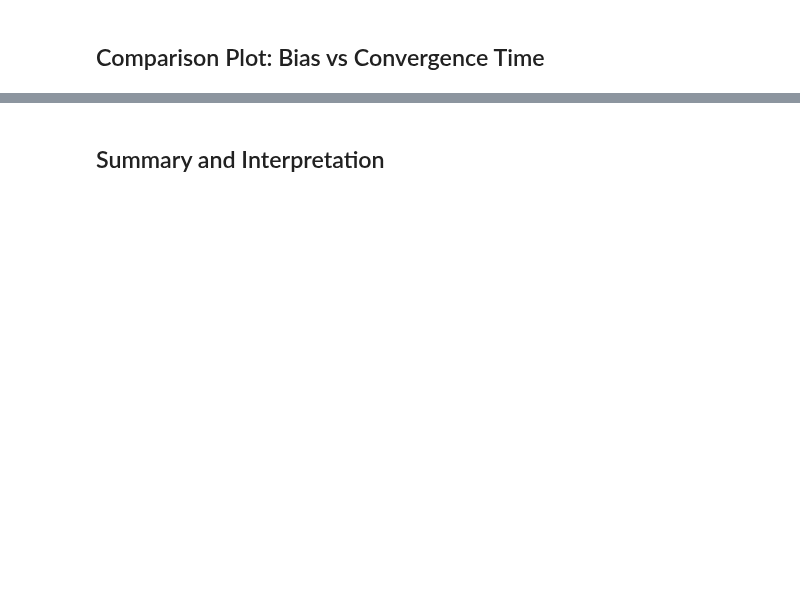
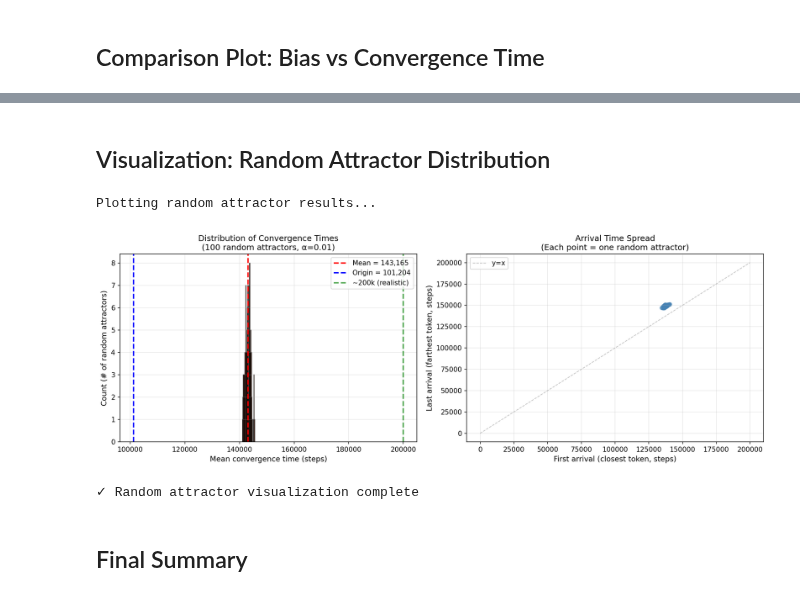
Before and after one commit to Embedding-Space/Azimuth_II, a Jupyter notebook: box_3/notebooks/1.15c_attractor_convergence.ipynb, the cells around one changed output, grey strips where cells are left out. Saved outputs shown, nothing was run; the diff lists cells and outputs as text; code cells hidden in the pictures; blank space fills up the shorter version.

```diff
--- a/box_3/notebooks/1.15c_attractor_convergence.ipynb
+++ b/box_3/notebooks/1.15c_attractor_convergence.ipynb
@@ -424,2 +526,41 @@ Plotting bias strength vs convergence time...
+# %% [markdown]
+## Visualization: Random Attractor Distribution
+# %%
+print(f"\nPlotting random attractor results...\n")
+
+fig, axes = plt.subplots(1, 2, figsize=(14, 5), dpi=PLOT_DPI)
+
+# Plot 1: Distribution of mean convergence times
+ax1 = axes[0]
+ax1.hist(random_attractor_results['mean_convergence'], bins=30, color='coral', edgecolor='black', alpha=0.7)
+ax1.axvline(random_mean, color='red', linestyle='--', linewidth=2, label=f'Mean = {random_mean:,.0f}')
+ax1.axvline(origin_mean, color='blue', linestyle='--', linewidth=2, label=f'Origin = {origin_mean:,.0f}')
+ax1.axvline(200_000, color='green', linestyle='--', linewidth=2, label='~200k (realistic)', alpha=0.7)
+ax1.set_xlabel('Mean convergence time (steps)', fontsize=11)
+ax1.set_ylabel('Count (# of random attractors)', fontsize=11)
+ax1.set_title(f'Distribution of Convergence Times\n({N_RANDOM_ATTRACTORS} random attractors, α={ALPHA_TEST})', fontsize=12)
+ax1.legend()
+ax1.grid(True, alpha=0.3)
+
+# Plot 2: First vs last arrival comparison
+ax2 = axes[1]
+ax2.scatter(random_attractor_results['first_arrival'],
+           random_attractor_results['last_arrival'],
+           alpha=0.6, s=30, color='steelblue')
+ax2.plot([0, 200_000], [0, 200_000], color='gray', linestyle='--', linewidth=1, alpha=0.5, label='y=x')
+ax2.set_xlabel('First arrival (closest token, steps)', fontsize=11)
+ax2.set_ylabel('Last arrival (farthest token, steps)', fontsize=11)
+ax2.set_title(f'Arrival Time Spread\n(Each point = one random attractor)', fontsize=12)
+ax2.legend()
+ax2.grid(True, alpha=0.3)
+
+plt.tight_layout()
+plt.show()
+
+print(f"✓ Random attractor visualization complete")
+# %% [output]
+Plotting random attractor results...
+[figure, added]
+✓ Random attractor visualization complete
 # %% [markdown]
-## Summary and Interpretation
+## Final Summary
```
Also changed, not shown: parts of 17 cells of this notebook, 1 other file.
